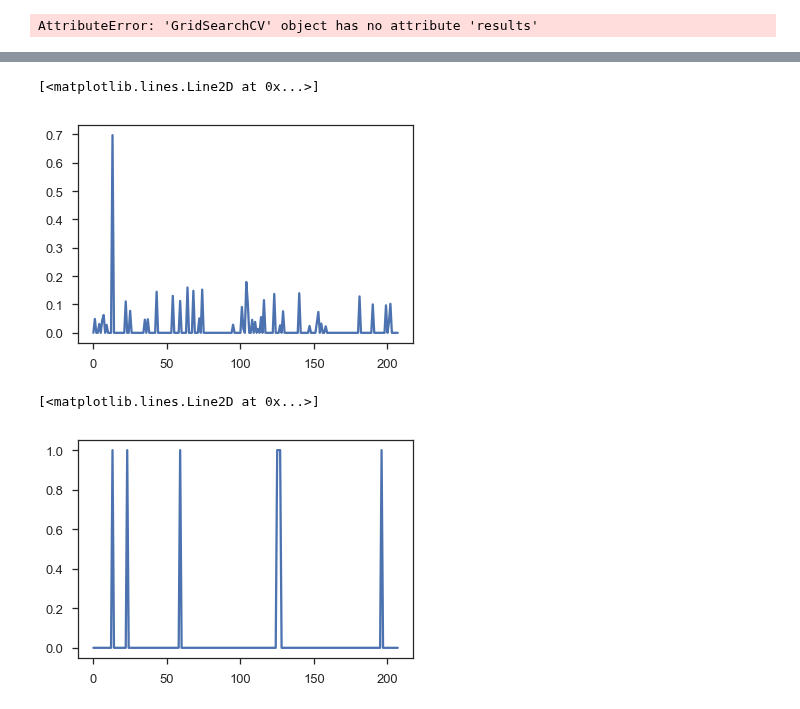
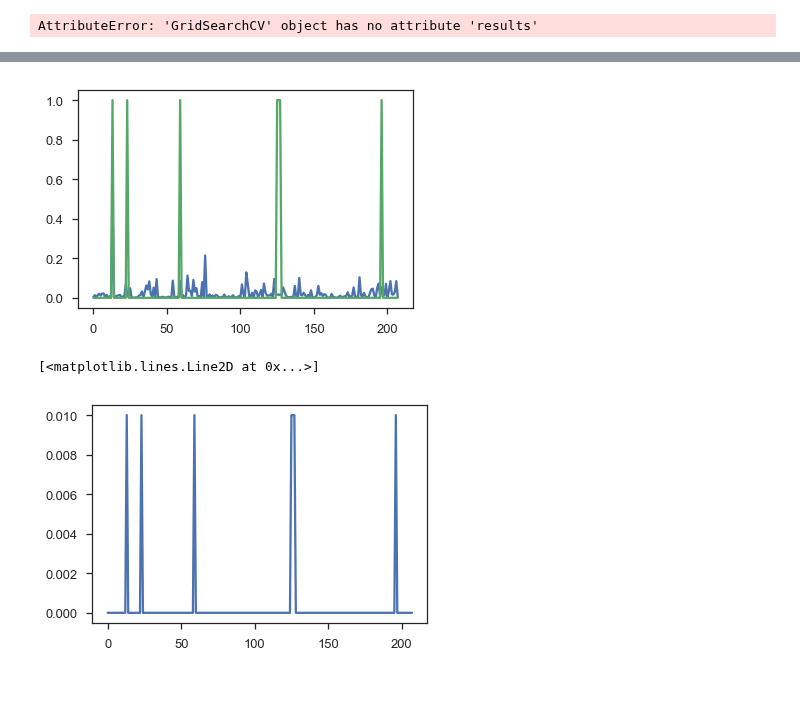
Before and after one commit to jessepisel/criticalandstrategic, a Jupyter notebook: Critical Minerals Classifier.ipynb, the cells around one changed output, grey strips where cells are left out. Cells and saved outputs as stored; diff of their text form; code cells hidden in the pictures.

Commit message:
running classifiers
changed from multilabel to multiclass with 0.75 accuracy. time to start tuning parameters and settle on an algorithm to predict the HUC given a geochem profile

```diff
--- a/Critical Minerals Classifier.ipynb
+++ b/Critical Minerals Classifier.ipynb
@@ -39,13 +18,19 @@ array([0, 0, 0, 0, 0, 0, 0, 0, 0, 0, 0, 0, 0, 0, 0, 0, 0, 0, 0, 0, 0, 0,
 # %%
-X = data.iloc[0:, 2:55].values
+X = data.iloc[0:, 0:51].values
 # %%
 from sklearn.preprocessing import Binarizer
-y = data.iloc[0:,82:].values
-ybinarized = Binarizer().fit_transform(y)
+from sklearn import preprocessing
+lb = preprocessing.LabelEncoder()
+
+#y = data.iloc[0:,82:].values #train data for multilabel problem
+y = data.HUC_12
+lb.fit(y)
+y_transformed=lb.transform(y)
+#ybinarized = Binarizer().fit_transform(y)
 # %%
 from sklearn.model_selection import train_test_split
 
-X_train, X_test, y_train, y_test = train_test_split(X, ybinarized, test_size=0.1, random_state=52)
+X_train, X_test, y_train, y_test = train_test_split(X, y_transformed, test_size=0.1, random_state=52)
 # %%
 from sklearn.ensemble import ExtraTreesClassifier
 from sklearn.neighbors import KNeighborsClassifier
@@ -138,13 +183,14 @@ plt.plot(history.history['categorical_accuracy'])
 # %%
 neural=nn.predict(X_test)
 # %%
-nbin = Binarizer(threshold=0.1).fit_transform(neural)
+nbin = Binarizer(threshold=0.05).fit_transform(neural)
 plt.plot(neural[1000])
+plt.plot(y_test[1000])
+predictions=neural
 # %% [output]
-[<matplotlib.lines.Line2D at 0x...>]
-[figure, old version]
+[figure, new version]
 # %%
-plt.plot(y_test[1000])
+plt.plot(y_test[1000]/100)
 # %% [output]
 [<matplotlib.lines.Line2D at 0x...>]
-[figure, old version]
+[figure, new version]
```
Also changed, not shown: parts of 25 cells of this notebook.
